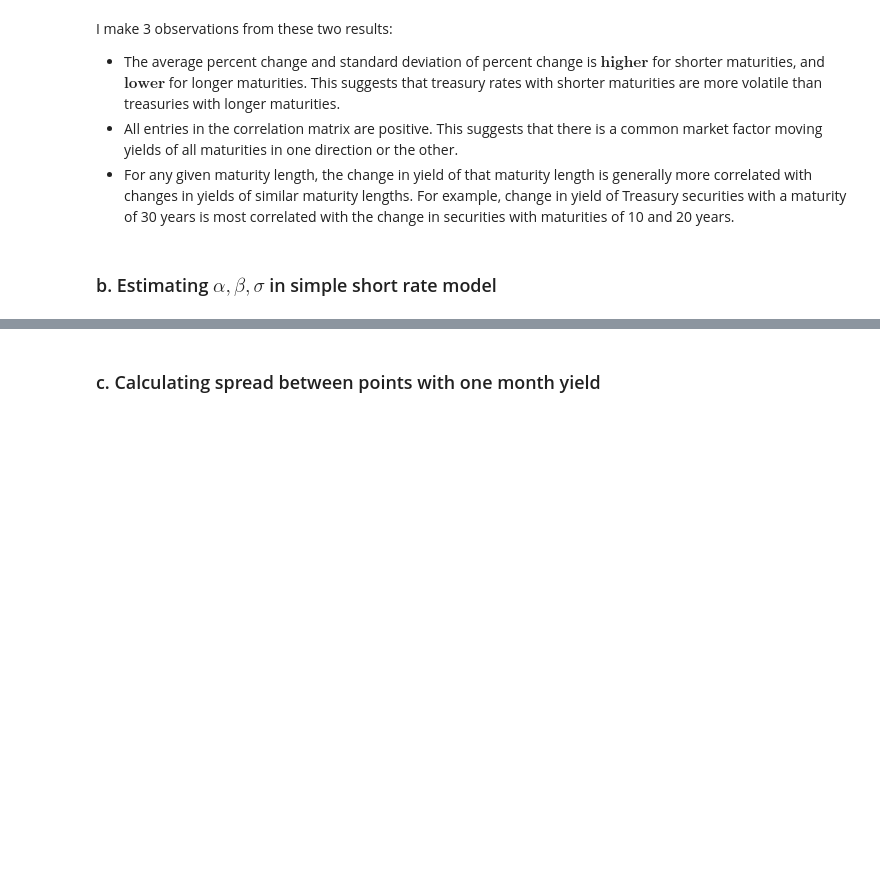
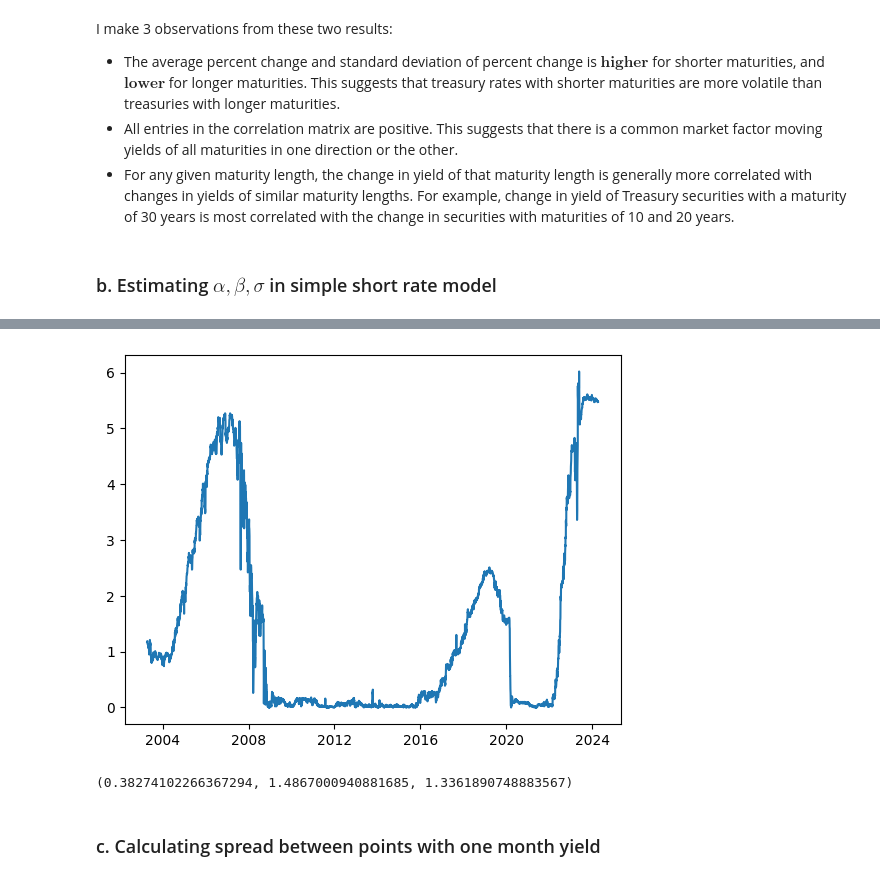
Before and after one commit to dg3358/Columbia-MATH-5450, a Jupyter notebook: HW 3/HW-3.ipynb, the cells around one changed output, grey strips where cells are left out. Drawn from its saved outputs; the diff is of its cells as text; code cells hidden in the pictures; blank space fills up the shorter version.

```diff
--- a/HW 3/HW-3.ipynb
+++ b/HW 3/HW-3.ipynb
@@ -149,3 +150,31 @@ array([-0.00089499,  0.00121286])
+# %%
+r_now = yieldcurve["DGS1MO"].values[1:]
+plt.plot(yieldcurve.index[1:], r_now)
+plt.show()
+# %% [output]
+[figure, added]
+# %%
+#Get alpha
+z = sc.optimize.minimize_scalar(fun = scalarNegLogLike, method = "bounded", bounds = (0,10), tol = 1)
+alpha = z.x
+
+#Get beta
+delta_t = (yieldcurve.index[1:] - yieldcurve.index[0:len(yieldcurve.index) - 1]).days.values/365
+r_now = yieldcurve["DGS1MO"].values[1:]
+r_before = yieldcurve["DGS1MO"].values[0:len(yieldcurve["DGS1MO"]) - 1]
+N = len(yieldcurve["DGS1MO"].values) - 1
+
+beta_1 = np.sum((r_now - (r_before * np.exp(-1 * alpha * delta_t))))
+beta_2 = 1/np.sum((1 - np.exp(-1 * 1 * delta_t))/(1 + np.exp(-1 * 1 * delta_t)))
+beta = beta_1 * beta_2
+
+#Get sigmasq
+sigmasq = np.square(r_now - beta - (r_before - beta)*np.exp(-1 * alpha * delta_t))
+sigmasq = sigmasq/(1 - np.exp(-2 * alpha * delta_t))
+sigmasq = ((2 * alpha)/N)*np.sum(sigmasq)
+alpha, beta, sigmasq
+# %% [output]
+(0.38274102266367294, 1.4867000940881685, 1.3361890748883567)
 # %% [markdown]
 ### c. Calculating spread between points with one month yield
 # %% [markdown]
```
Also changed, not shown: parts of 10 cells of this notebook.
